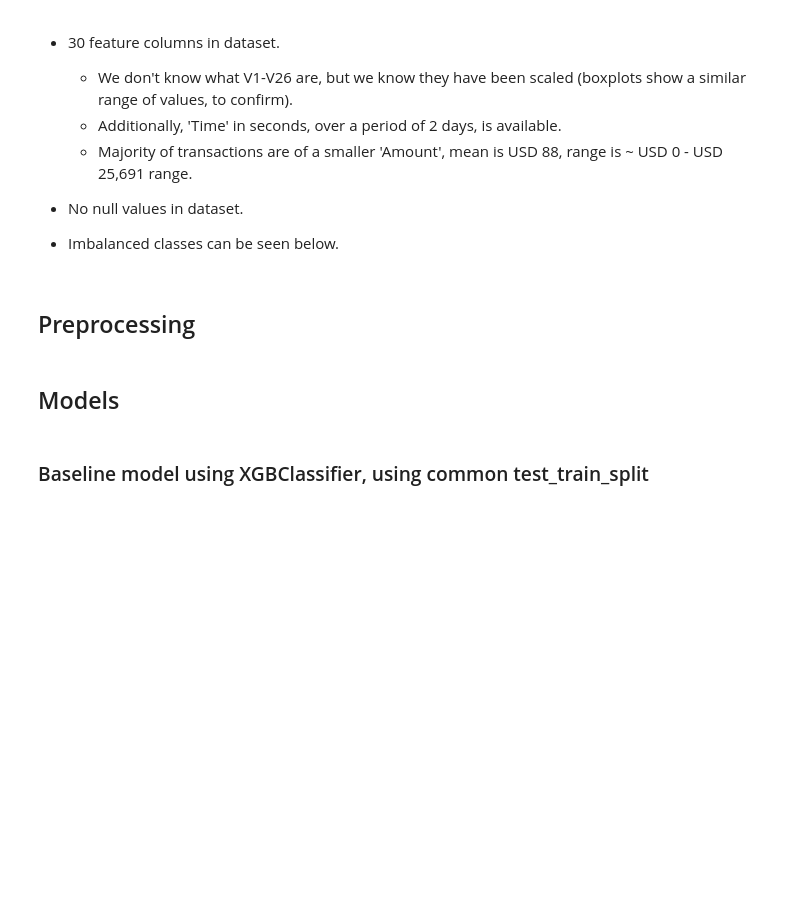
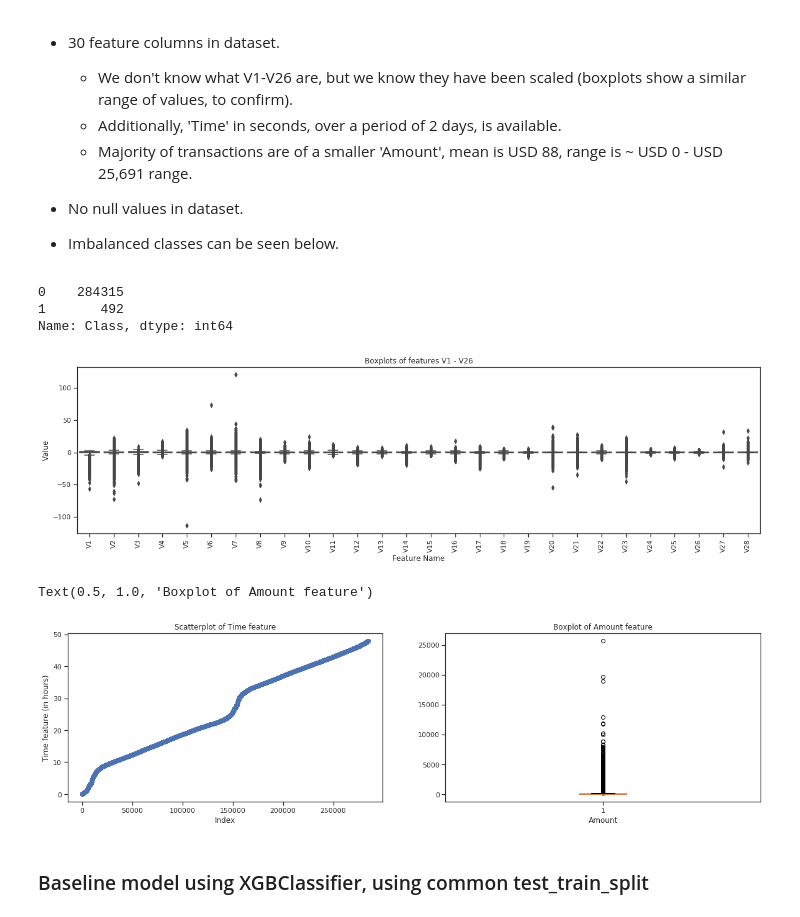
Before and after one commit to odas/Credit-Fraud, a Jupyter notebook: hyperopt_xbg.ipynb, the cells around one changed output. Saved outputs shown, nothing was run; the diff lists cells and outputs as text; code cells hidden in the pictures; blank space fills up the shorter version.

```diff
--- a/hyperopt_xbg.ipynb
+++ b/hyperopt_xbg.ipynb
@@ -56,3 +15,12 @@ import xgboost as xgb
 sns.set(style='ticks')
 pd.options.display.max_columns = 500
 pd.options.display.max_rows = 500
+
+data = pd.read_csv("../input/creditcardfraud/creditcard.csv")
+
+## Explore data
+
+data.info()
+data.tail()
+
+data.describe()
@@ -59,2 +53,0 @@ pd.options.display.max_rows = 500
-# %%
-data = pd.read_csv('creditcard.csv')
@@ -79,12 +65,30 @@ data.describe()
 # %%
 # Target contains imbalanced classes
 data.Class.value_counts()
+# %% [output]
+0    284315
+1       492
+Name: Class, dtype: int64
 # %%
 # Boxplot of variables V1 - V28
 plt.figure(figsize=(20,5))
 sns.boxplot(data=data.drop(['Time', 'Amount', 'Class'], axis=1))
 plt.xticks(rotation=90)
 plt.title('Boxplots of features V1 - V26')
 plt.xlabel('Feature Name')
 plt.ylabel('Value')
 plt.show()
+
+#datelist=pd.date_range("00:00:00", "23:59:59", freq="S")
+fig, (ax1, ax2) = plt.subplots(1,2, figsize=(20,5))
+ax1.scatter(data.index, data['Time']/(60*60))
+ax1.set_xlabel('Index')
+ax1.set_ylabel('Time feature (in hours)')
+ax1.set_title('Scatterplot of Time feature')
+ax2.boxplot(data['Amount'])
+ax2.set_xlabel('Amount')
+ax2.set_title('Boxplot of Amount feature')
+# %% [output]
+[figure, added]
+Text(0.5, 1.0, 'Boxplot of Amount feature')
+[figure, added]
@@ -101,2 +94,0 @@ ax2.set_title('Boxplot of 'Amount' feature')
-# %% [markdown]
-## Preprocessing
@@ -112,5 +95,3 @@ data.drop(['Time','Amount'], axis=1, inplace=True)
-# %% [markdown]
-## Models
 # %% [markdown]
 ### Baseline model using XGBClassifier, using common test_train_split
 # %%
```
Also changed, not shown: parts of 35 cells of this notebook.
